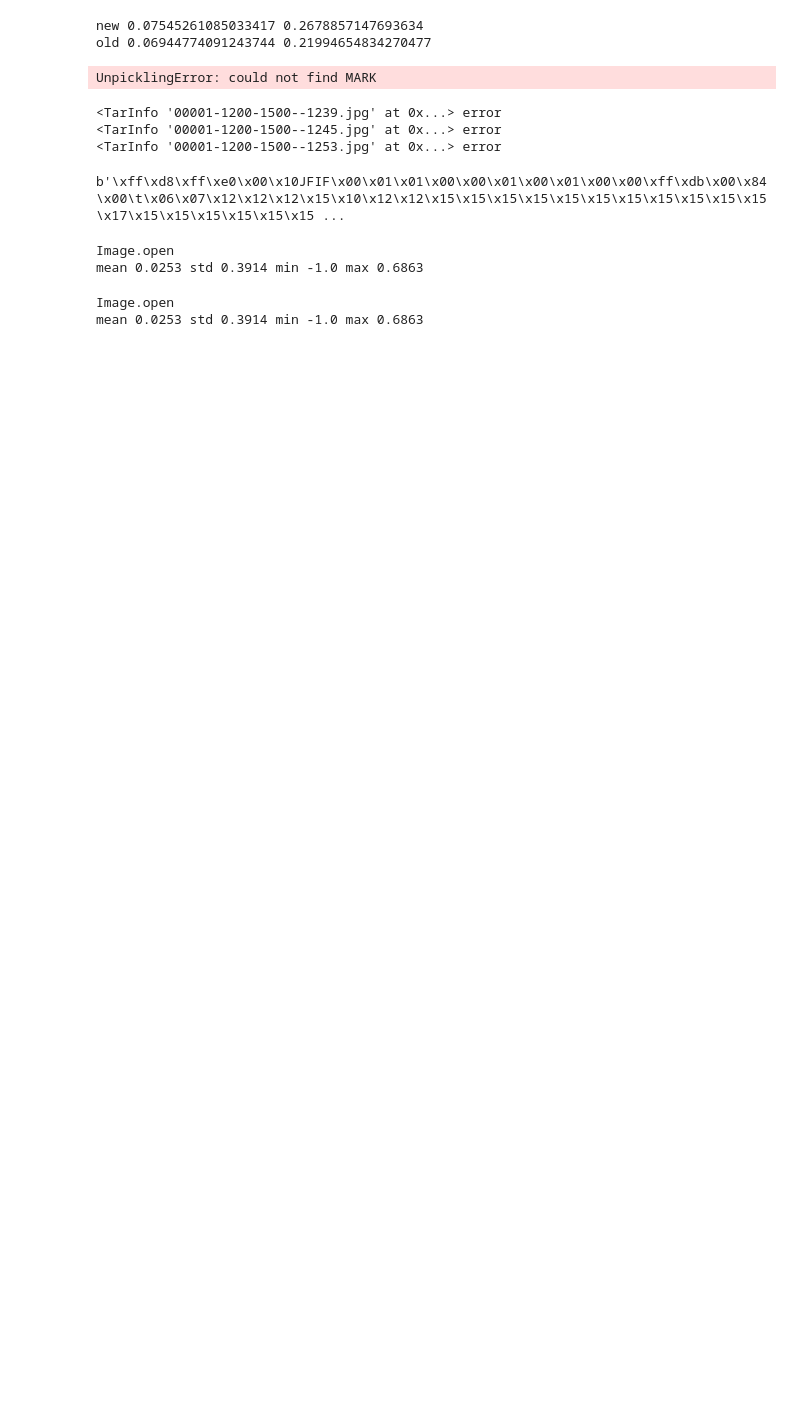
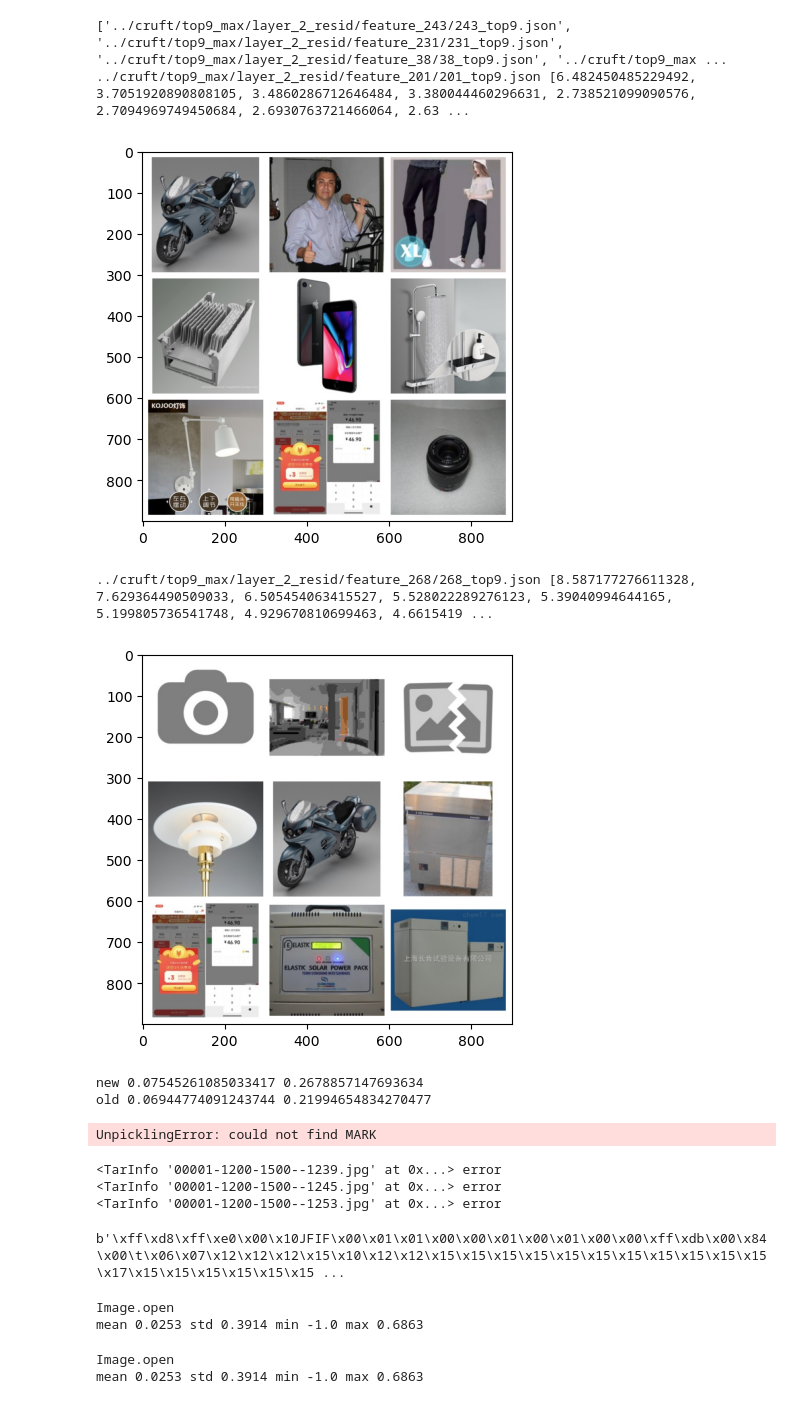
Before and after one commit to Lewington-pitsos/vitsae, a Jupyter notebook: scripts/pad.ipynb, the cells around one changed output. Drawn from its saved outputs; the diff is of its cells as text; code cells hidden in the pictures; blank space fills up the shorter version.

```diff
--- a/scripts/pad.ipynb
+++ b/scripts/pad.ipynb
@@ -1,3 +6,58 @@
+# %%
+base_dir = '../cruft/top9_max/layer_2_resid'
+
+subdirs = os.listdir(base_dir)
+
+files = []
+
+for subdir in subdirs:
+    if subdir != 'stats.json':
+        abs_subdir = os.path.join(base_dir, subdir)
+        files += [os.path.join(abs_subdir, x) for x in os.listdir(abs_subdir) if '.json' in x]
+
+print(files)
+
+count = 0
+for file in sorted(files):
+    with open(file) as f:
+        data = json.load(f)
+
+    if max(data['values']) > 4:
+        print(file, data['values'])
+
+        grid_file = file.replace('_top9.json', '_grid.png')
+
+        img = Image.open(grid_file)
+
+        plt.imshow(img)
+        plt.show()
+        count += 1
+
+        if count > 20:
+            break
+
+
+    # 17
+    # - clothes
+    # - russian text 133
+    # - headshots 128
+    # - 14 european housing
+
+
+# 17 cls
+# - text at the bottom 648
+# - black clothes 732
+# - advertising for locations/holidays 892
+
+# 17 token 1
+# - grey border 298
+#
+# %% [output]
+['../cruft/top9_max/layer_2_resid/feature_243/243_top9.json', '../cruft/top9_max/layer_2_resid/feature_231/231_top9.json', '../cruft/top9_max/layer_2_resid/feature_38/38_top9.json', '../cruft/top9_max ...
+../cruft/top9_max/layer_2_resid/feature_201/201_top9.json [6.482450485229492, 3.7051920890808105, 3.4860286712646484, 3.380044460296631, 2.738521099090576, 2.7094969749450684, 2.6930763721466064, 2.63 ...
+[figure, added]
+../cruft/top9_max/layer_2_resid/feature_268/268_top9.json [8.587177276611328, 7.629364490509033, 6.505454063415527, 5.528022289276123, 5.39040994644165, 5.199805736541748, 4.929670810699463, 4.6615419 ...
+[figure, added]
 # %%
 from transformers import CLIPProcessor, CLIPModel
 import torch
```
Also changed, not shown: parts of 1 cell of this notebook, 3 other files.
